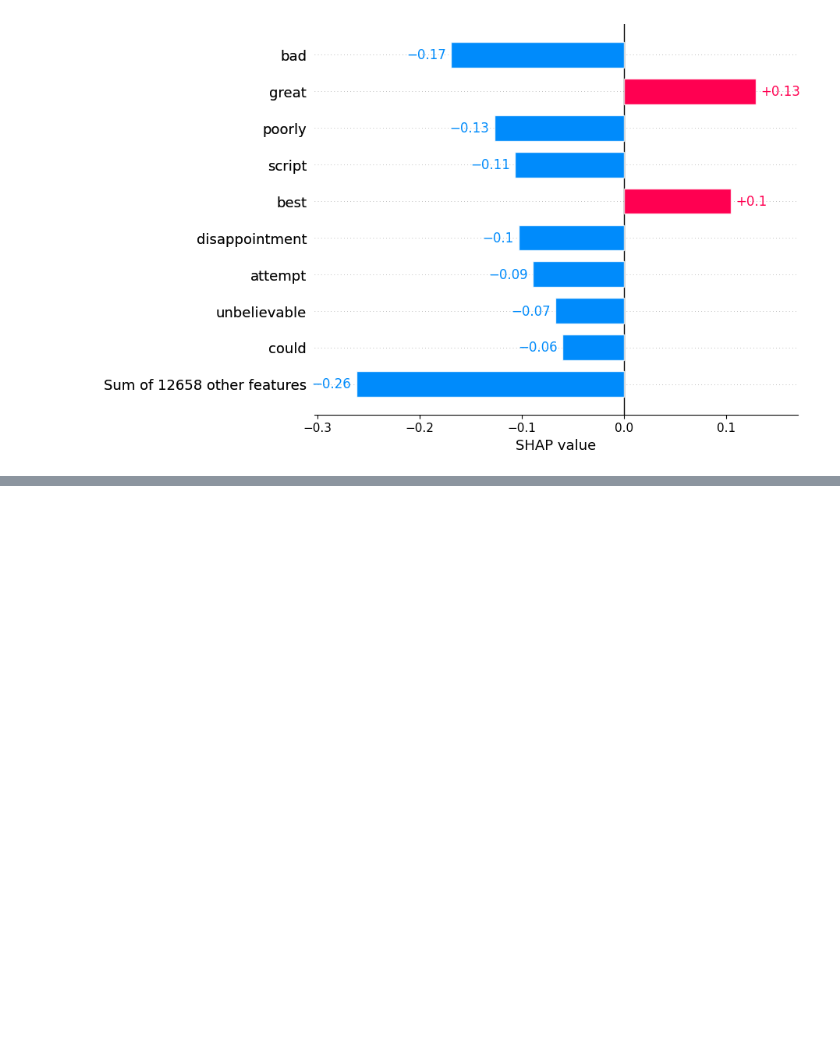
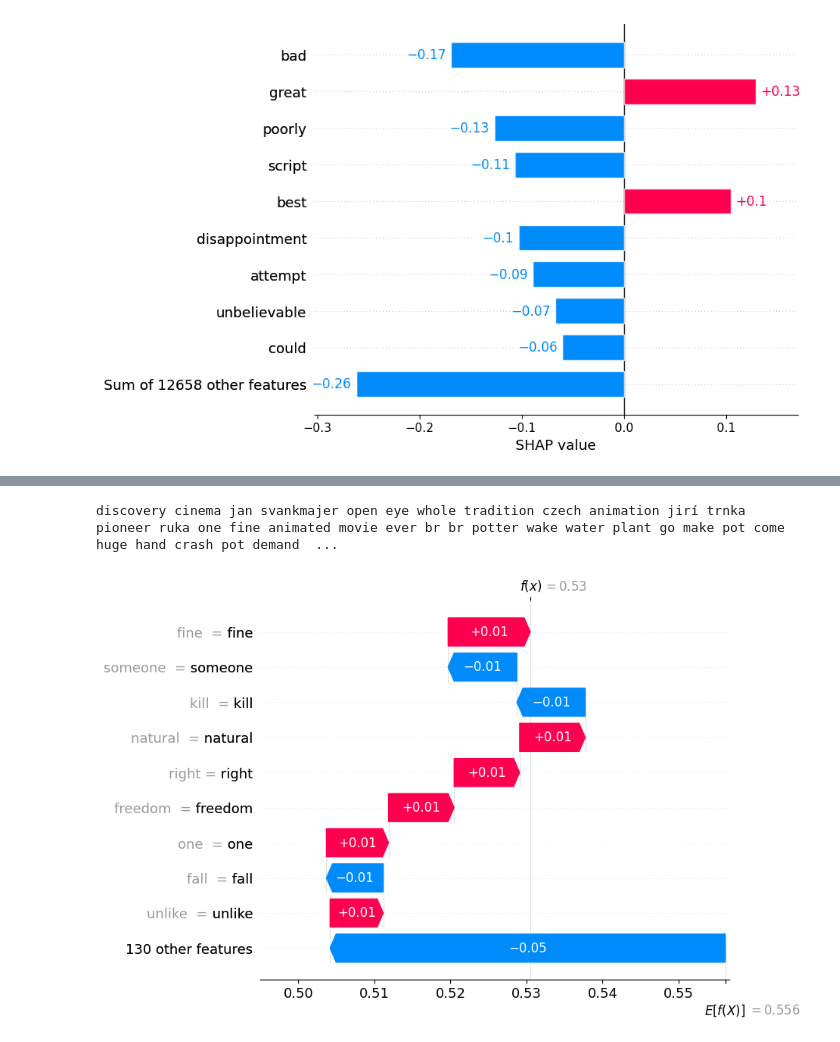
Before and after one commit to wideraHannes/SHAP-In-NLP, a Jupyter notebook: Sentiment/models/logisticREG.ipynb, the cells around one changed output, grey strips where cells are left out. Cells and saved outputs as stored; diff of their text form; code cells hidden in the pictures; blank space fills up the shorter version.

```diff
--- a/Sentiment/models/logisticREG.ipynb
+++ b/Sentiment/models/logisticREG.ipynb
@@ -264,0 +288,6 @@ Comparing sparse matrices using == is inefficient, try using != instead.
+# %%
+print(corpus_test[2])
+shap.plots.waterfall(shap_values[2,:, 1])
+# %% [output]
+discovery cinema jan svankmajer open eye whole tradition czech animation jirí trnka pioneer ruka one fine animated movie ever br br potter wake water plant go make pot come huge hand crash pot demand  ...
+[figure, added]
```
Also changed, not shown: parts of 12 cells of this notebook, 1 other file.
